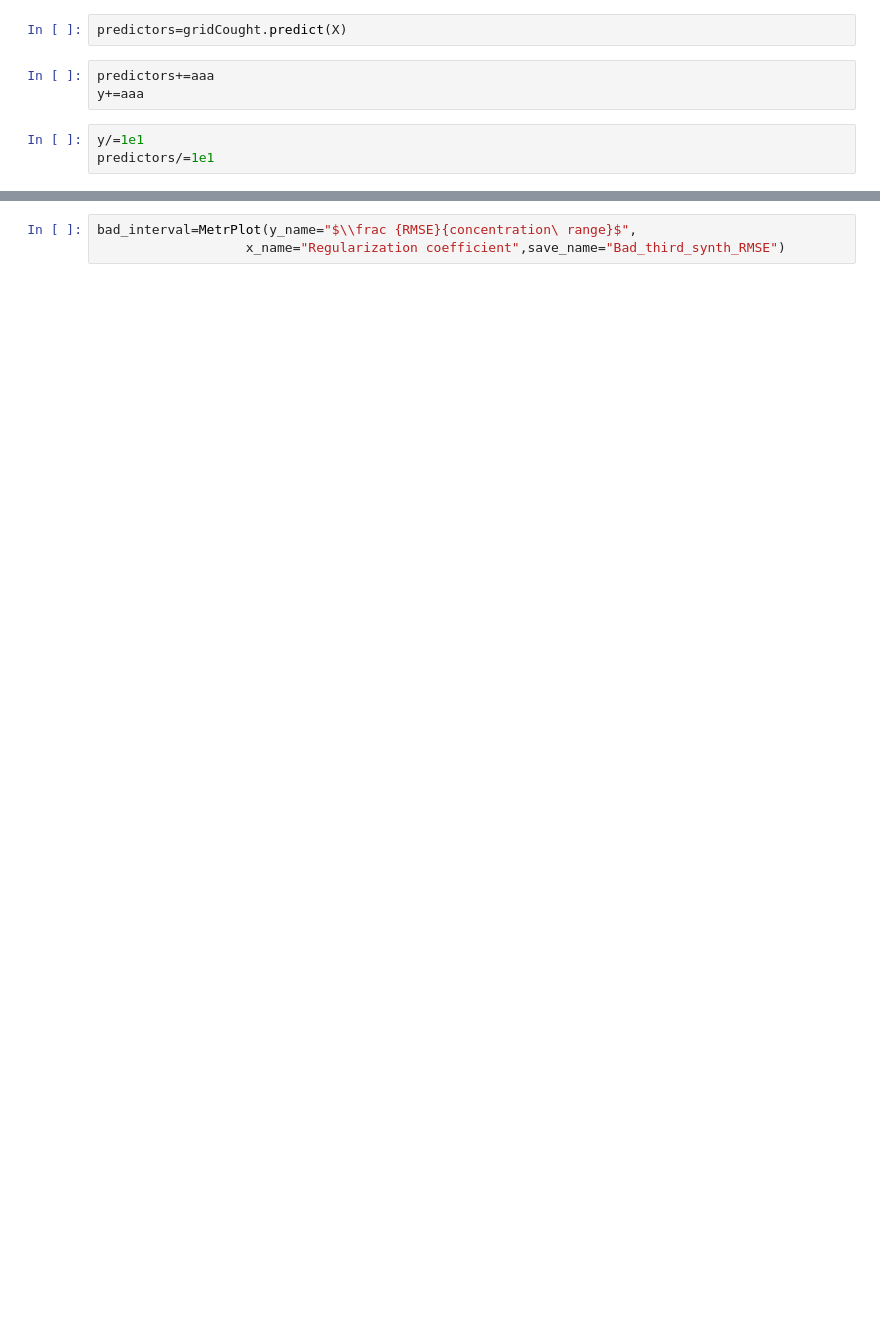
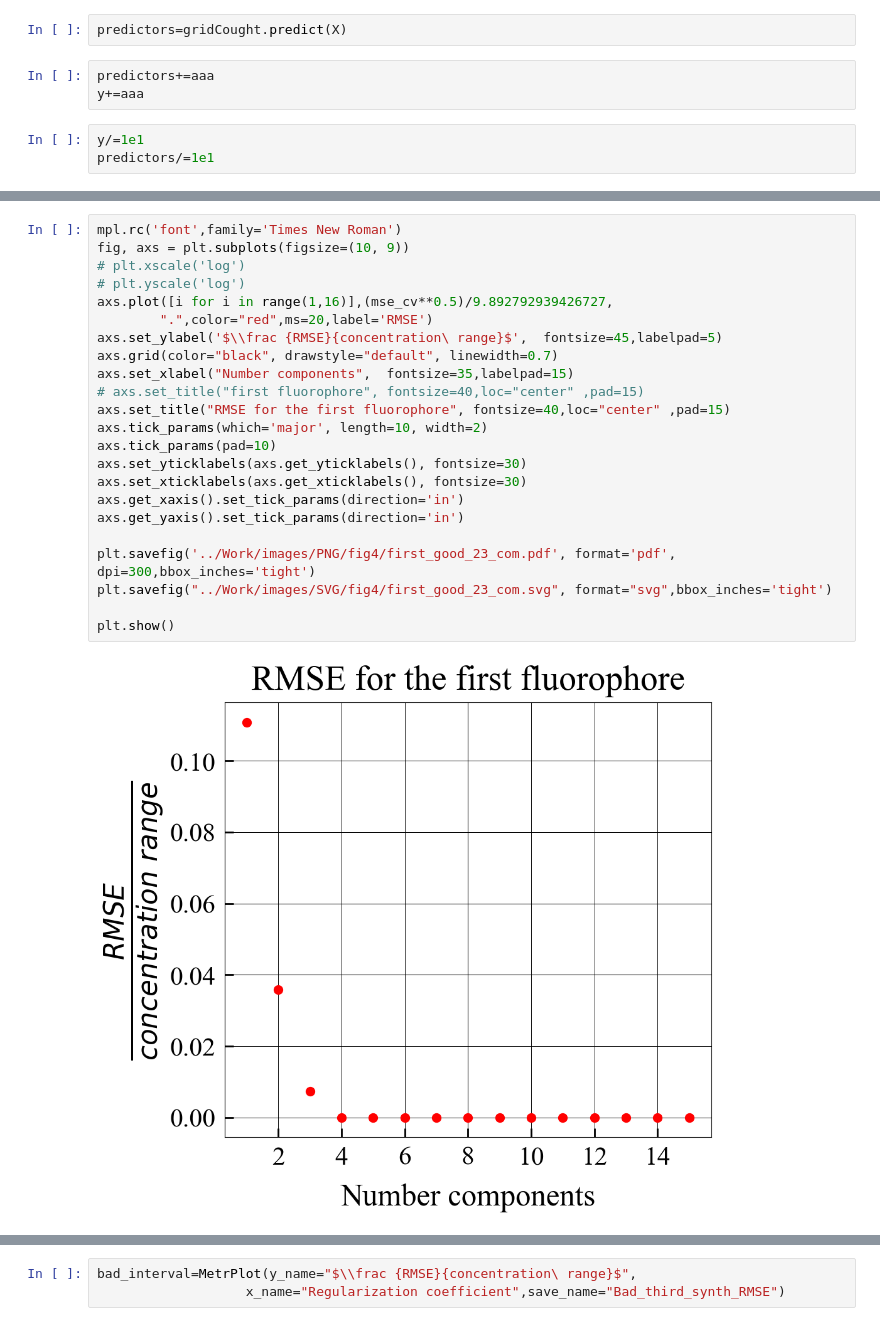
Before and after one commit to 89605502155/ML-repositry, a Jupyter notebook: renew_NPLS1.ipynb, the cells around one changed output, grey strips where cells are left out. Drawn from its saved outputs; the diff is of its cells as text; blank space fills up the shorter version.

```diff
--- a/renew_NPLS1.ipynb
+++ b/renew_NPLS1.ipynb
@@ -104,0 +179,25 @@ plt.show()
+# %%
+mpl.rc('font',family='Times New Roman')
+fig, axs = plt.subplots(figsize=(10, 9))
+# plt.xscale('log')
+# plt.yscale('log')
+axs.plot([i for i in range(1,16)],(mse_cv**0.5)/9.892792939426727,
+        ".",color="red",ms=20,label='RMSE')
+axs.set_ylabel('$\\frac {RMSE}{concentration\ range}$',  fontsize=45,labelpad=5)
+axs.grid(color="black", drawstyle="default", linewidth=0.7)
+axs.set_xlabel("Number components",  fontsize=35,labelpad=15)
+# axs.set_title("first fluorophore", fontsize=40,loc="center" ,pad=15)
+axs.set_title("RMSE for the first fluorophore", fontsize=40,loc="center" ,pad=15)
+axs.tick_params(which='major', length=10, width=2)
+axs.tick_params(pad=10)
+axs.set_yticklabels(axs.get_yticklabels(), fontsize=30)
+axs.set_xticklabels(axs.get_xticklabels(), fontsize=30)
+axs.get_xaxis().set_tick_params(direction='in')
+axs.get_yaxis().set_tick_params(direction='in')
+
+plt.savefig('../Work/images/PNG/fig4/first_good_23_com.pdf', format='pdf', dpi=300,bbox_inches='tight')
+plt.savefig("../Work/images/SVG/fig4/first_good_23_com.svg", format="svg",bbox_inches='tight')
+
+plt.show()
+# %% [output]
+[figure, added]
```
Also changed, not shown: parts of 14 cells of this notebook, 5 other files.
